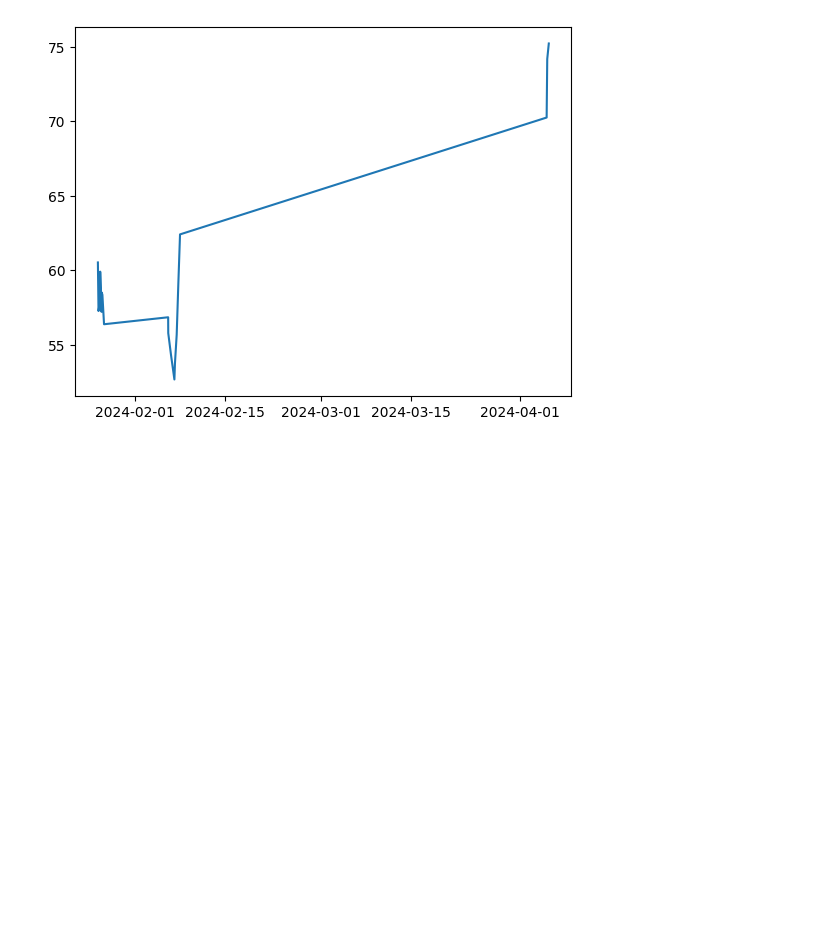
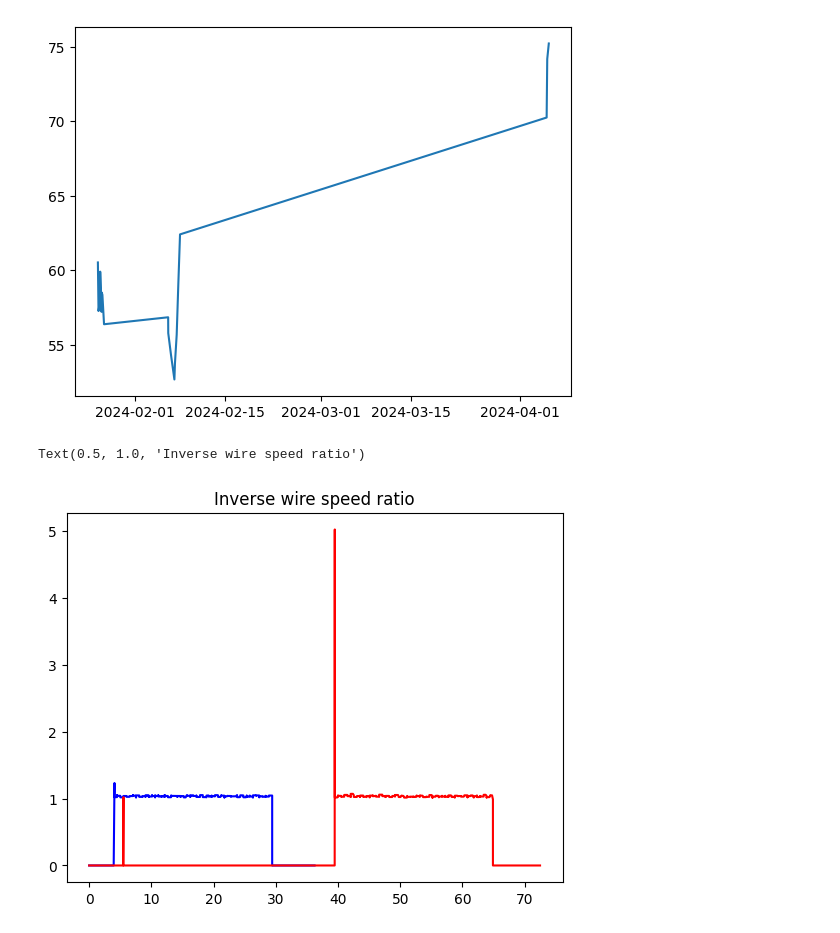
Before and after one commit to marcol13/vw-kuka-analysis, a Jupyter notebook: test.ipynb, the cells around one changed output. Cells and saved outputs as stored; diff of their text form; code cells hidden in the pictures; blank space fills up the shorter version.

```diff
--- a/test.ipynb
+++ b/test.ipynb
@@ -224,3 +226,21 @@ plt.plot(x, y)
 # %% [output]
 [<matplotlib.lines.Line2D at 0x...>]
 [figure]
+# %%
+entry = find_entry_by_id(data, "KAA3G1224240R04_20240206_143800-FOLGE37")
+
+failure3 = find_entry_by_id(data, "KAA3G1224240R04_20240127_061510-FOLGE37")
+# %%
+x3 = entry['time']
+y3 = entry['inverse_wire_speed_projection']
+
+plt.plot(x3, y3, color='blue', label="Normal")
+
+x4 = failure3['time']
+y4 = failure3['inverse_wire_speed_projection']
+plt.plot(x4, y4, color='red', label="Anomaly")
+plt.legend()
+plt.title("Inverse wire speed ratio")
+# %% [output]
+Text(0.5, 1.0, 'Inverse wire speed ratio')
+[figure, added]
```
Also changed, not shown: parts of 7 cells of this notebook, 6 other files.
